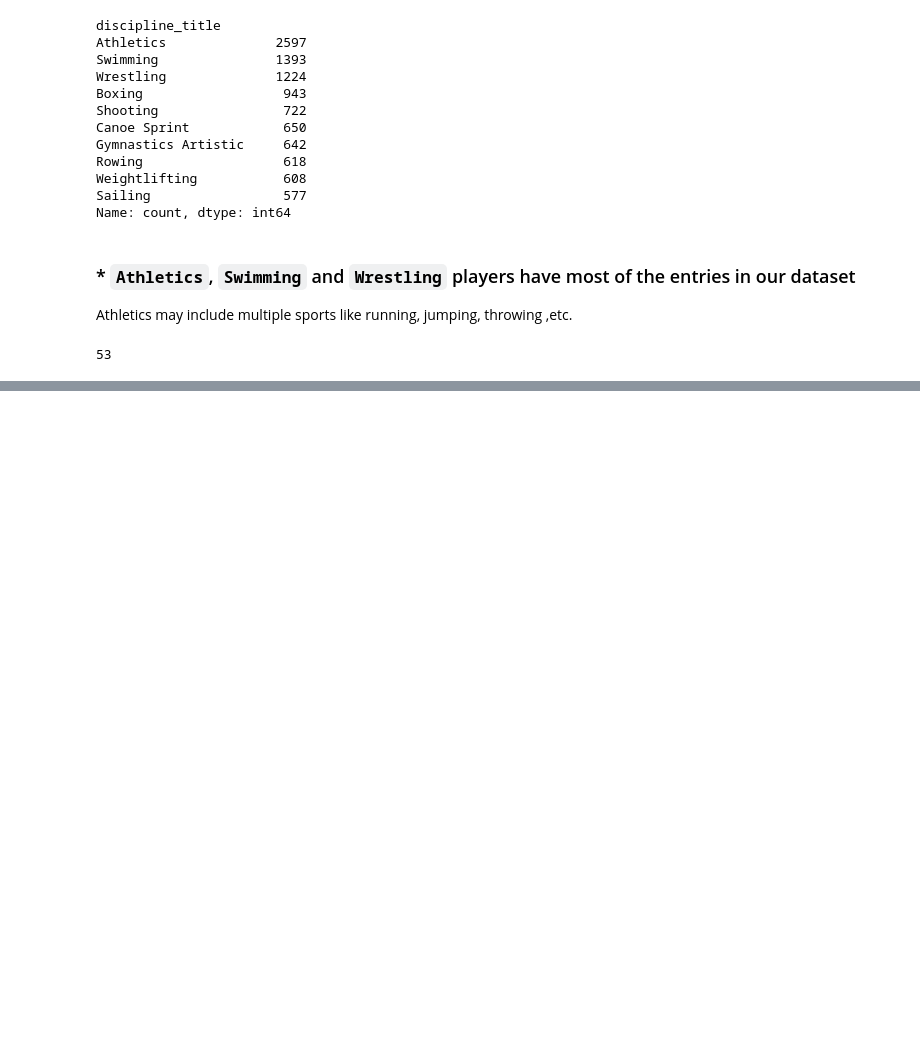
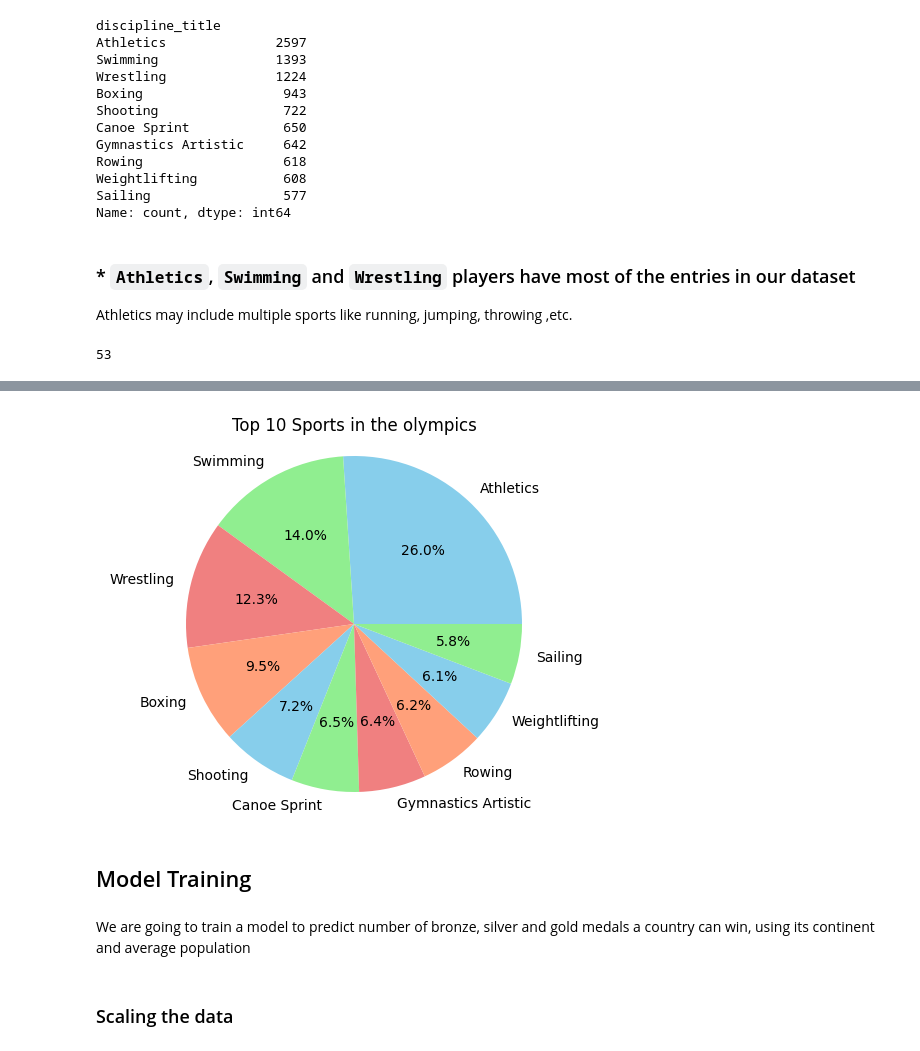
Before and after one commit to ShibamRoy9826/GeeksForGeeks-Hackathon-DataAnalysis-OlympicsData, a Jupyter notebook: GeeksForGeeks-Hackathon-Data-Analysis.ipynb, the cells around one changed output, grey strips where cells are left out. Drawn from its saved outputs; the diff is of its cells as text; code cells hidden in the pictures; blank space fills up the shorter version.

```diff
--- a/GeeksForGeeks-Hackathon-Data-Analysis.ipynb
+++ b/GeeksForGeeks-Hackathon-Data-Analysis.ipynb
@@ -266,6 +268,12 @@ for i in df.index:
         df.country_name[i]="Czech Republic"
     elif "West Indies Federation"==name or "MIX"==name:
         df=df.drop(i)
+
+#     Changing country names for ease
+    elif "United States Of America" ==name:
+        df.country_name[i]="United States"
+    elif "Great Britain"==name:
+        df.country_name[i]="United Kingdom"
 # %% [markdown]
 These indexes should be removed as they can't be fixed
 # %% [markdown]
@@ -743,0 +776,16 @@ plt.show()
+# %%
+sports=list(df.discipline_title.value_counts().sort_values(ascending=False)[:10].keys())
+values=list(df.discipline_title.value_counts().sort_values(ascending=False)[:10])
+
+plt.pie(values, labels=sports, autopct='%1.1f%%', colors=['skyblue', 'lightgreen', 'lightcoral', 'lightsalmon'])
+plt.axis('equal')
+plt.title('Top 10 Sports in the olympics')
+plt.show()
+# %% [output]
+[figure, added]
+# %% [markdown]
+## Model Training
+# %% [markdown]
+We are going to train a model to predict number of bronze, silver and gold medals a country can win, using its continent and average population
+# %% [markdown]
+### Scaling the data
```
Also changed, not shown: parts of 69 cells of this notebook.
